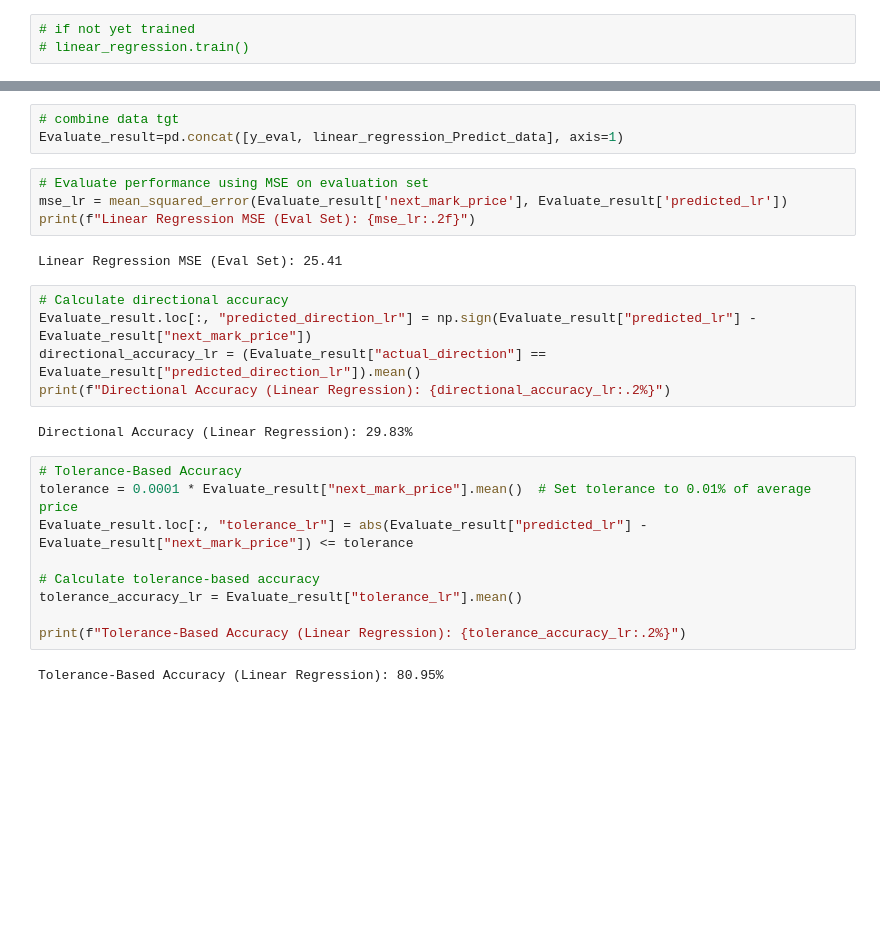
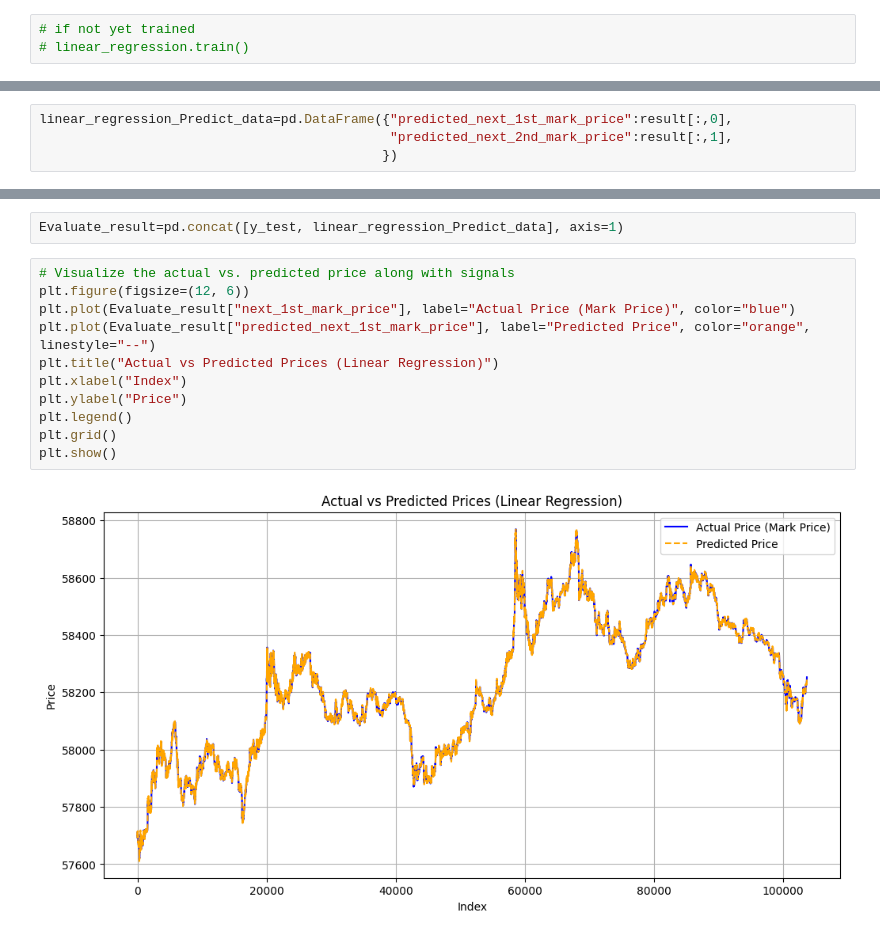
Before and after one commit to jyam12/FYP, a Jupyter notebook: Elevate_lr.ipynb, the cells around one changed output, grey strips where cells are left out. Drawn from its saved outputs; the diff is of its cells as text; blank space fills up the shorter version.

```diff
--- a/Elevate_lr.ipynb
+++ b/Elevate_lr.ipynb
@@ -48,0 +81,4 @@ Execution_time(Linear Regression): 5.59 milliseconds
+# %%
+linear_regression_Predict_data=pd.DataFrame({"predicted_next_1st_mark_price":result[:,0],
+                                             "predicted_next_2nd_mark_price":result[:,1],
+                                            })
@@ -49,28 +94,16 @@ Execution_time(Linear Regression): 5.59 milliseconds
 # %%
-# combine data tgt
-Evaluate_result=pd.concat([y_eval, linear_regression_Predict_data], axis=1)
+Evaluate_result=pd.concat([y_test, linear_regression_Predict_data], axis=1)
-# %%
-# Evaluate performance using MSE on evaluation set
-mse_lr = mean_squared_error(Evaluate_result['next_mark_price'], Evaluate_result['predicted_lr'])
-print(f"Linear Regression MSE (Eval Set): {mse_lr:.2f}")
-# %% [output]
-Linear Regression MSE (Eval Set): 25.41
-# %%
-# Calculate directional accuracy
-Evaluate_result.loc[:, "predicted_direction_lr"] = np.sign(Evaluate_result["predicted_lr"] - Evaluate_result["next_mark_price"])
-directional_accuracy_lr = (Evaluate_result["actual_direction"] == Evaluate_result["predicted_direction_lr"]).mean()
-print(f"Directional Accuracy (Linear Regression): {directional_accuracy_lr:.2%}")
-# %% [output]
-Directional Accuracy (Linear Regression): 29.83%
-# %%
-# Tolerance-Based Accuracy
-tolerance = 0.0001 * Evaluate_result["next_mark_price"].mean()  # Set tolerance to 0.01% of average price
-Evaluate_result.loc[:, "tolerance_lr"] = abs(Evaluate_result["predicted_lr"] - Evaluate_result["next_mark_price"]) <= tolerance
-
-# Calculate tolerance-based accuracy
-tolerance_accuracy_lr = Evaluate_result["tolerance_lr"].mean()
-
-print(f"Tolerance-Based Accuracy (Linear Regression): {tolerance_accuracy_lr:.2%}")
-# %% [output]
-Tolerance-Based Accuracy (Linear Regression): 80.95%
+# %%
+# Visualize the actual vs. predicted price along with signals
+plt.figure(figsize=(12, 6))
+plt.plot(Evaluate_result["next_1st_mark_price"], label="Actual Price (Mark Price)", color="blue")
+plt.plot(Evaluate_result["predicted_next_1st_mark_price"], label="Predicted Price", color="orange", linestyle="--")
+plt.title("Actual vs Predicted Prices (Linear Regression)")
+plt.xlabel("Index")
+plt.ylabel("Price")
+plt.legend()
+plt.grid()
+plt.show()
+# %% [output]
+[figure, added]
 # %%
```
Also changed, not shown: parts of 12 cells of this notebook, 9 other files.
